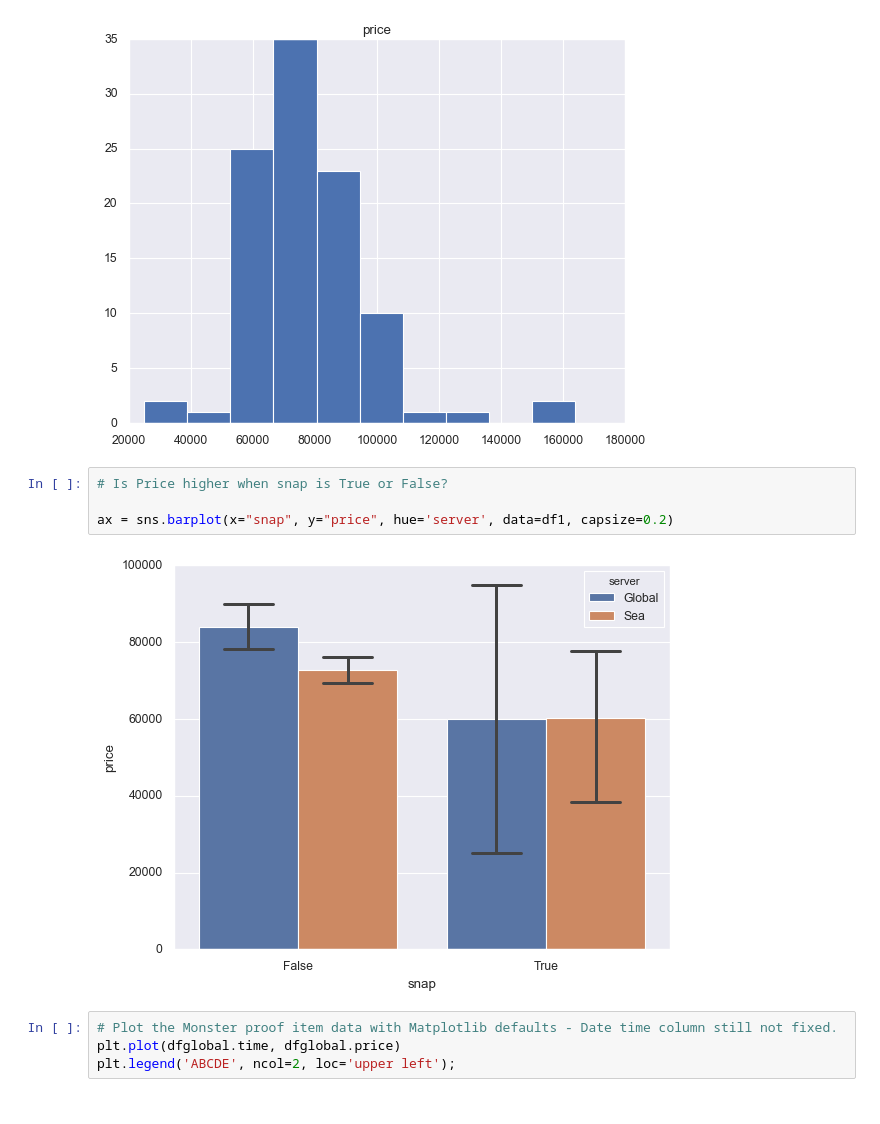
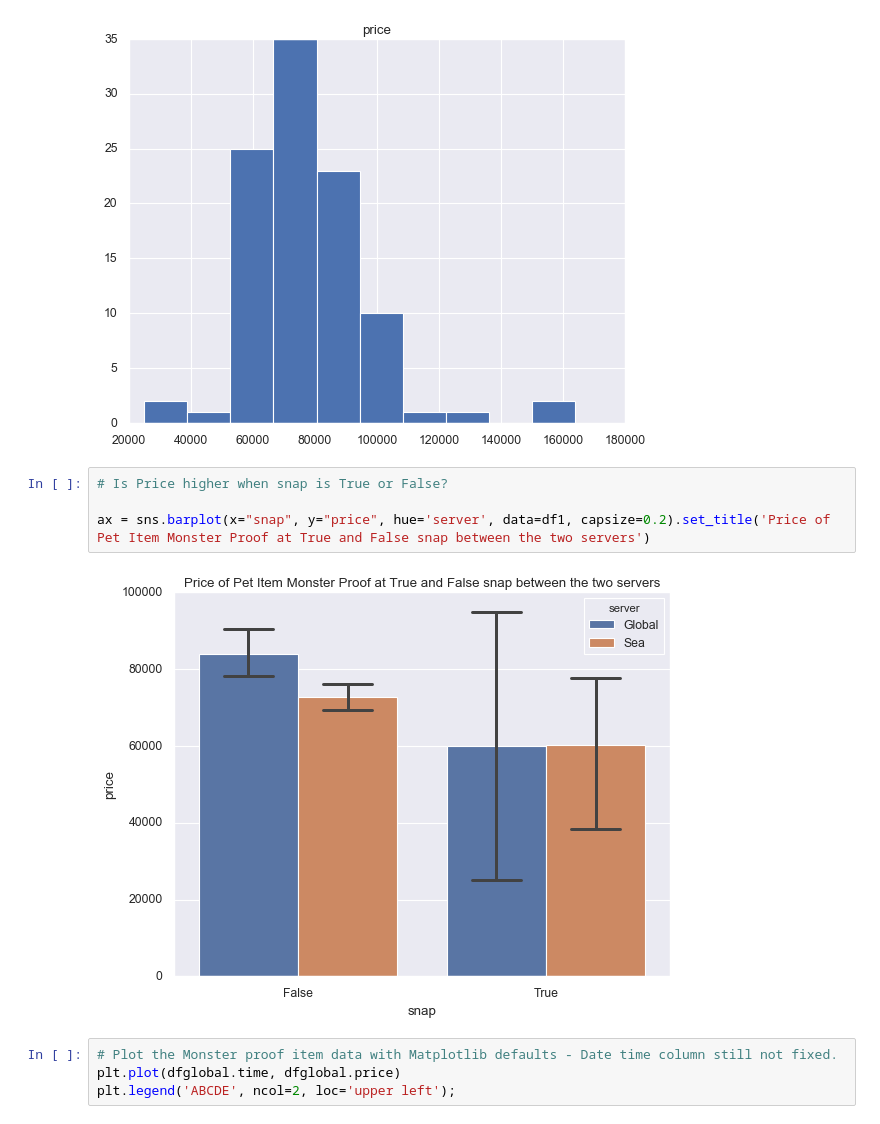
Before and after one commit to algakovic/ROMobile-MarketPrice-Timeseries-Analysis, a Jupyter notebook: SandboxROMExchangeAPI.ipynb, the cells around one changed output. Saved outputs shown, nothing was run; the diff lists cells and outputs as text.

Commit message:
added title to bar chart visualisation

```diff
--- a/SandboxROMExchangeAPI.ipynb
+++ b/SandboxROMExchangeAPI.ipynb
@@ -145,9 +145,9 @@ array([[<matplotlib.axes._subplots.AxesSubplot object at 0x...>]],
 # %%
 # Is Price higher when snap is True or False?
 
-ax = sns.barplot(x="snap", y="price", hue='server', data=df1, capsize=0.2)
+ax = sns.barplot(x="snap", y="price", hue='server', data=df1, capsize=0.2).set_title('Price of Pet Item Monster Proof at True and False snap between the two servers')
 # %% [output]
-[figure, old version]
+[figure, new version]
 # %%
 # Plot the Monster proof item data with Matplotlib defaults - Date time column still not fixed.
 plt.plot(dfglobal.time, dfglobal.price)
```
